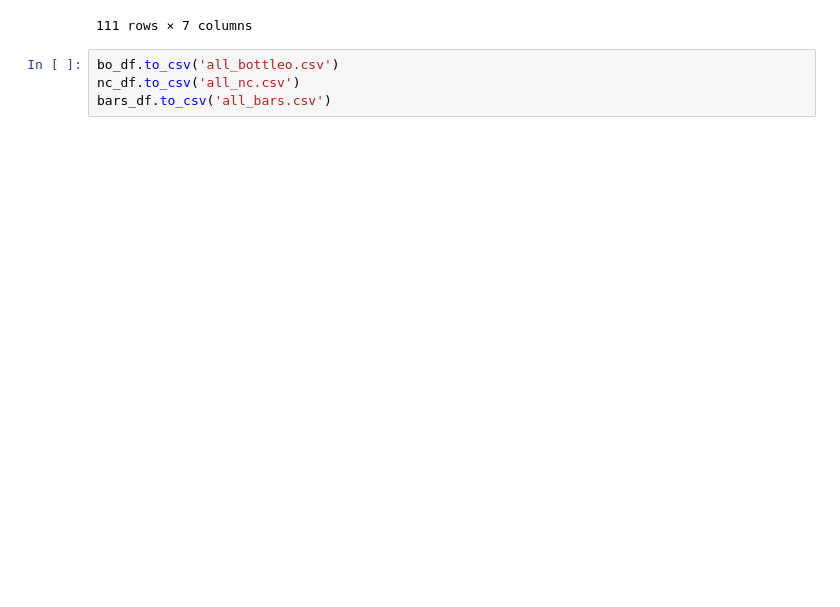
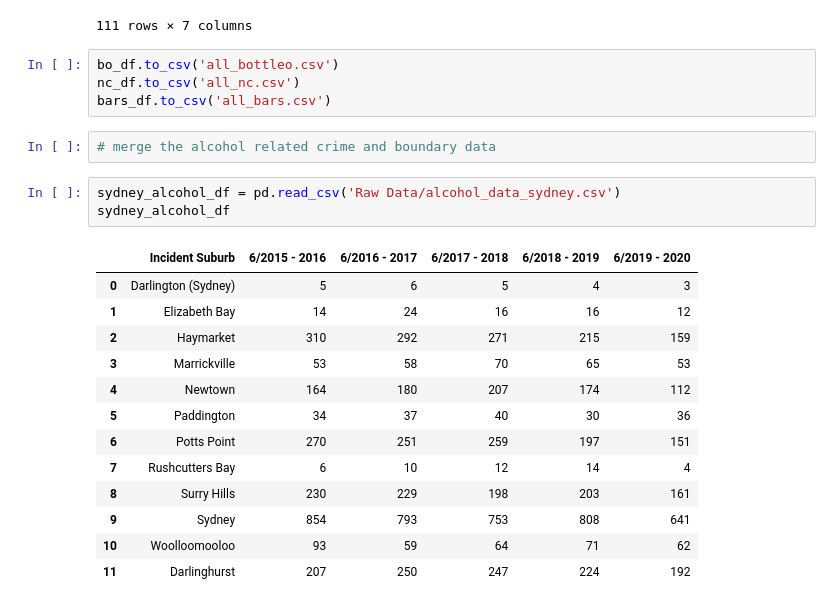
Before and after one commit to parkdadddy/Project-2-Live-Music-Venus-in-Sydney, a Jupyter notebook: ETL.ipynb, the cells around one changed output. Drawn from its saved outputs; the diff is of its cells as text; blank space fills up the shorter version.

```diff
--- a/ETL.ipynb
+++ b/ETL.ipynb
@@ -189,3 +189,22 @@ bo_df
 bo_df.to_csv('all_bottleo.csv')
 nc_df.to_csv('all_nc.csv')
 bars_df.to_csv('all_bars.csv')
+# %%
+# merge the alcohol related crime and boundary data
+# %%
+sydney_alcohol_df = pd.read_csv('Raw Data/alcohol_data_sydney.csv')
+sydney_alcohol_df
+# %% [output]
+|  | Incident Suburb | 6/2015 - 2016 | 6/2016 - 2017 | 6/2017 - 2018 | 6/2018 - 2019 | 6/2019 - 2020 |
+| 0 | Darlington (Sydney) | 5 | 6 | 5 | 4 | 3 |
+| 1 | Elizabeth Bay | 14 | 24 | 16 | 16 | 12 |
+| 2 | Haymarket | 310 | 292 | 271 | 215 | 159 |
+| 3 | Marrickville | 53 | 58 | 70 | 65 | 53 |
+| 4 | Newtown | 164 | 180 | 207 | 174 | 112 |
+| 5 | Paddington | 34 | 37 | 40 | 30 | 36 |
+| 6 | Potts Point | 270 | 251 | 259 | 197 | 151 |
+| 7 | Rushcutters Bay | 6 | 10 | 12 | 14 | 4 |
+| 8 | Surry Hills | 230 | 229 | 198 | 203 | 161 |
+| 9 | Sydney | 854 | 793 | 753 | 808 | 641 |
+| 10 | Woolloomooloo | 93 | 59 | 64 | 71 | 62 |
+| 11 | Darlinghurst | 207 | 250 | 247 | 224 | 192 |
```
Also changed, not shown: 11 other files.
